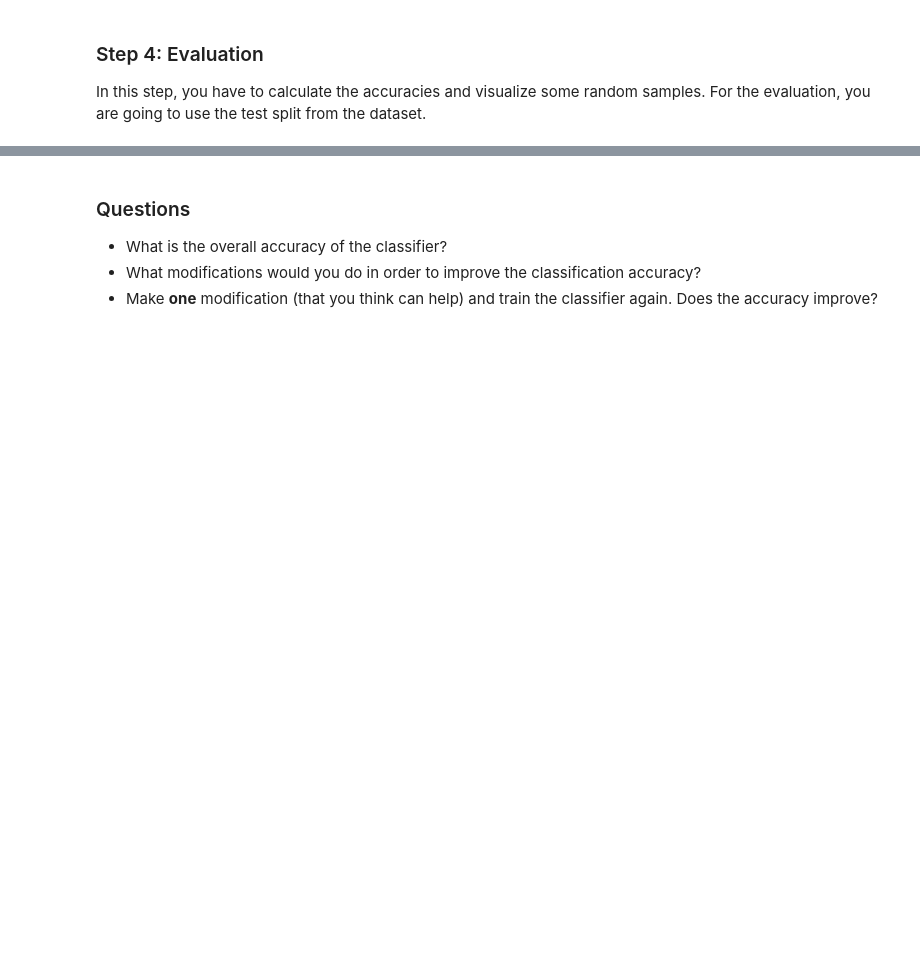
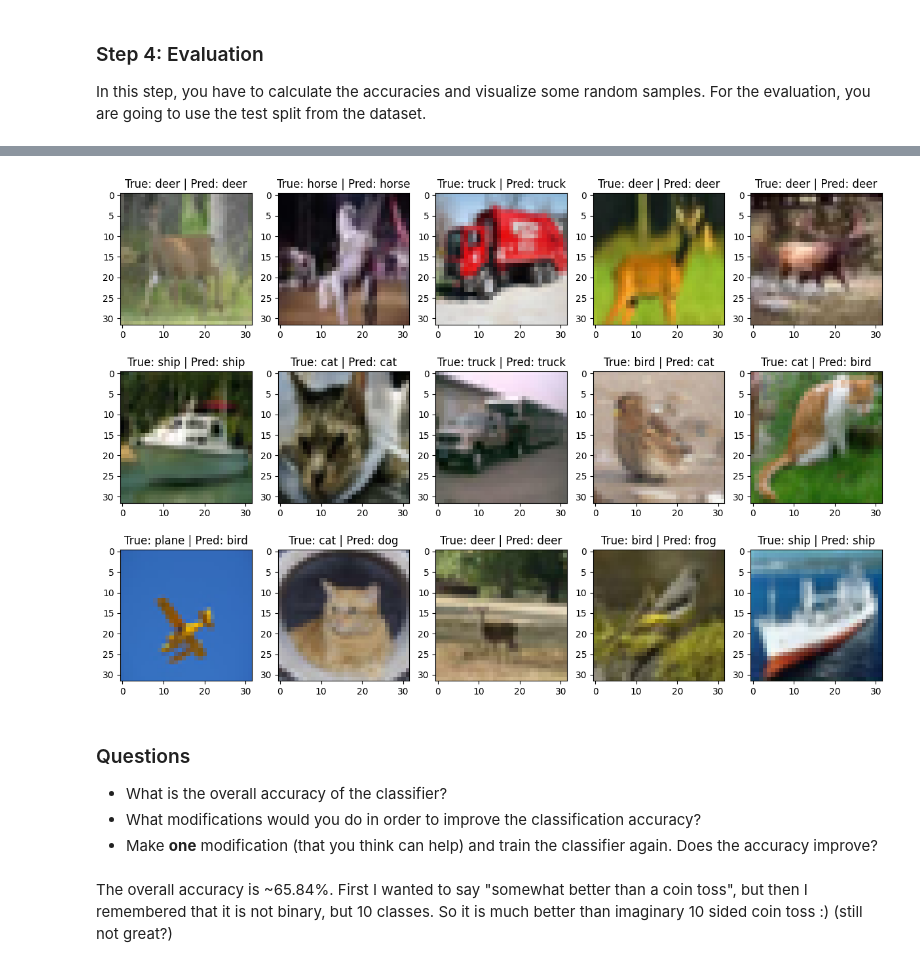
Before and after one commit to HeorhiiY/cv-course, a Jupyter notebook: hw14/Homework.ipynb, the cells around one changed output, grey strips where cells are left out. Drawn from its saved outputs; the diff is of its cells as text; code cells hidden in the pictures; blank space fills up the shorter version.

```diff
--- a/hw14/Homework.ipynb
+++ b/hw14/Homework.ipynb
@@ -180,5 +184,5 @@ print('Validation Acc', h['val_accuracy'][-1])
 In this step, you have to calculate the accuracies and visualize some random samples. For the evaluation, you are going to use the test split from the dataset.
 # %%
 # Compute the labels and the predictions as sparse values
-y_true =
-y_pred =
+y_true = np.argmax(y_test, axis=1)
+y_pred = model.predict(x_test)
@@ -185,6 +191,9 @@ y_pred =
 # %%
 # Compute and print the accuracy for each class
+y_pred_labels = np.argmax(y_pred, axis=1)
 for class_id, class_name in classes.items():
-
-    acc =
+    class_true = y_true == class_id
+    class_pred = y_pred_labels == class_id
+    correct_predictions = np.sum(class_true & class_pred)
+    acc = correct_predictions/np.sum(class_true)
     print(class_name, acc)
@@ -196,13 +220,17 @@ print('Test metric', ev[1])
 # %%
 # Show random samples
 for ii in range(15):
     # Pick a random sample
-    idx =
+    idx = np.random.randint(0, len(y_pred))
     # Show the results
     plt.subplot(3,5,ii+1), plt.imshow(x_test[idx, ...])
-    plt.title('True: ' + str(classes[y_true[idx]]) + ' | Pred: ' + str(classes[y_pred[idx]]))
+    plt.title('True: ' + str(classes[y_true[idx]]) + ' | Pred: ' + str(classes[y_pred_labels[idx]]))
+# %% [output]
+[figure, added]
 # %% [markdown]
 ### Questions
 * What is the overall accuracy of the classifier?
 * What modifications would you do in order to improve the classification accuracy?
 * Make **one** modification (that you think can help) and train the classifier again. Does the accuracy improve?
+# %% [markdown]
+The overall accuracy is ~65.84%. First I wanted to say "somewhat better than a coin toss", but then I remembered that it is not binary, but 10 classes. So it is much better than imaginary 10 sided coin toss :) (still not great?)
```
Also changed, not shown: parts of 5 cells of this notebook.
